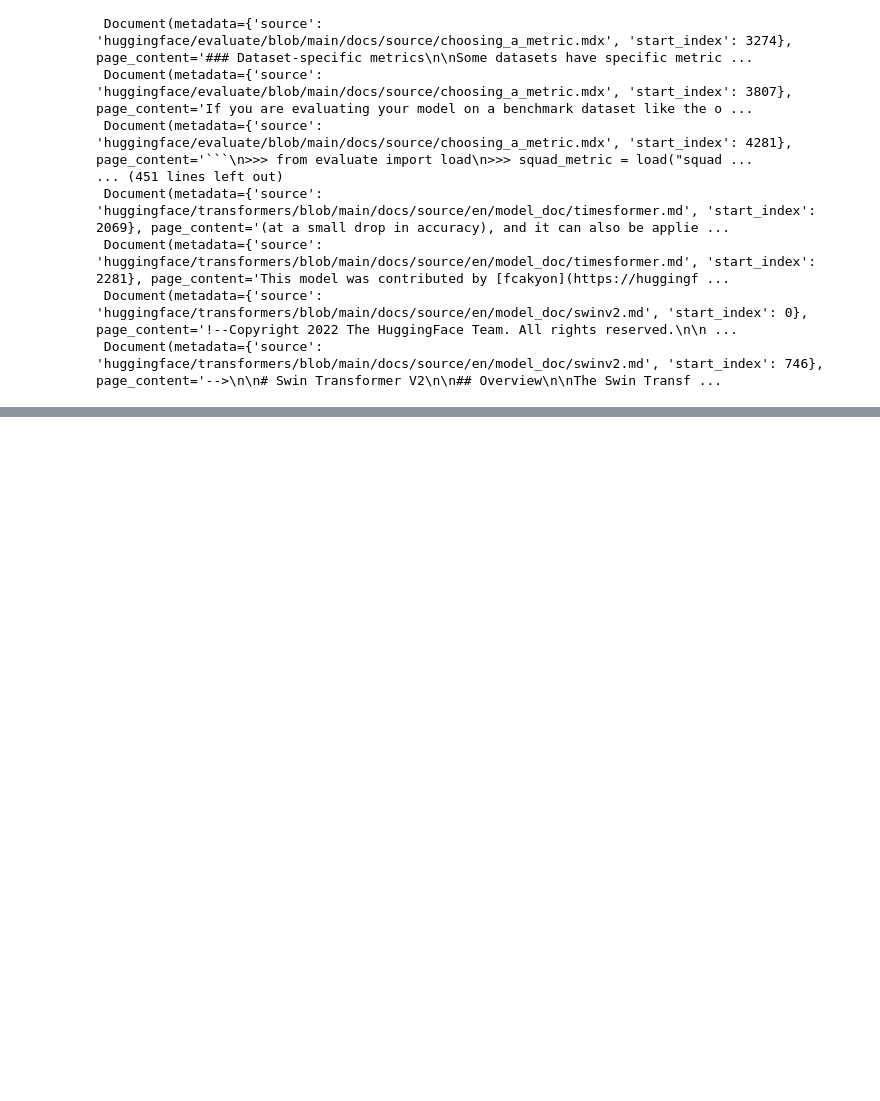
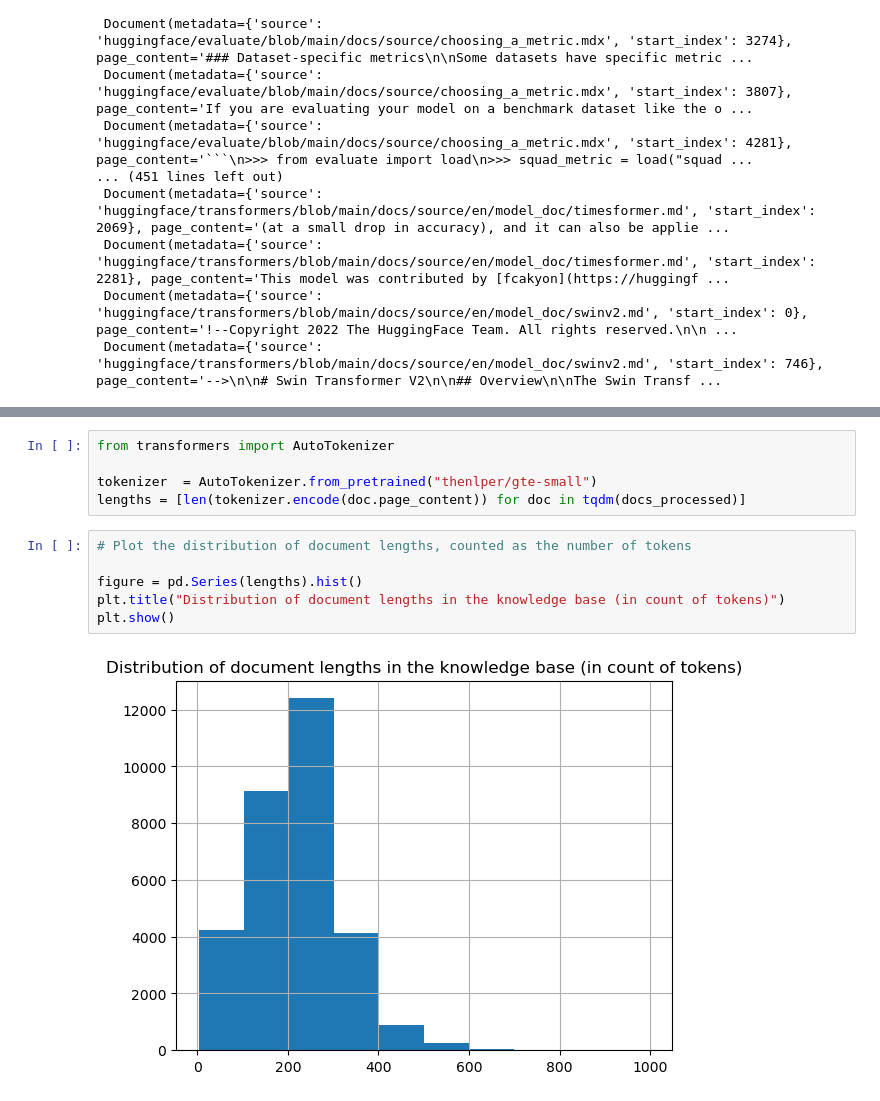
Before and after one commit to ronaknavadiya/Advanced-RAG-on-KB-article-using-LangChain-and-open-source-LLM, a Jupyter notebook: main.ipynb, the cells around one changed output, grey strips where cells are left out. Drawn from its saved outputs; the diff is of its cells as text; blank space fills up the shorter version.

```diff
--- a/main.ipynb
+++ b/main.ipynb
@@ -97,0 +110,13 @@ docs_processed
+# %%
+from transformers import AutoTokenizer
+
+tokenizer  = AutoTokenizer.from_pretrained("thenlper/gte-small")
+lengths = [len(tokenizer.encode(doc.page_content)) for doc in tqdm(docs_processed)]
+# %%
+# Plot the distribution of document lengths, counted as the number of tokens
+
+figure = pd.Series(lengths).hist()
+plt.title("Distribution of document lengths in the knowledge base (in count of tokens)")
+plt.show()
+# %% [output]
+[figure, added]
```
Also changed, not shown: parts of 5 cells of this notebook.
